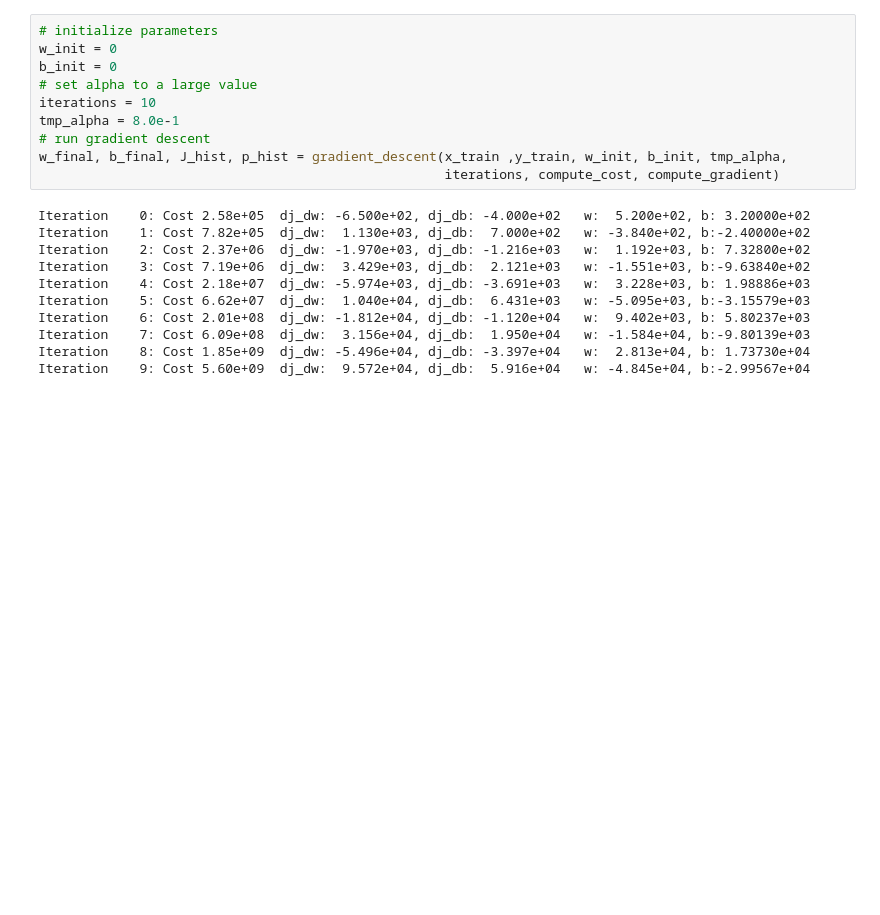
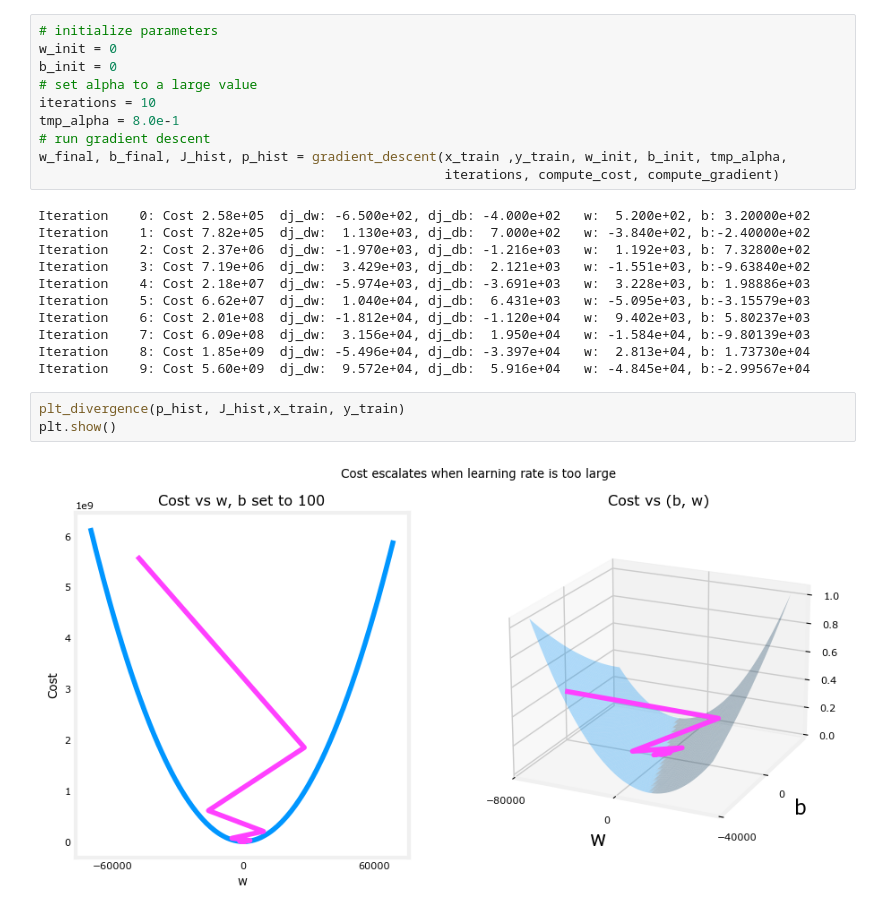
Before and after one commit to emmanuelakinmokun/ml-trailhead, a Jupyter notebook: Phase_2/gradient_descent.ipynb, the cells around one changed output. Drawn from its saved outputs; the diff is of its cells as text; blank space fills up the shorter version.

Commit message:
Final Plot - Learning rate is too large

```diff
--- a/Phase_2/gradient_descent.ipynb
+++ b/Phase_2/gradient_descent.ipynb
@@ -172,3 +172,8 @@ Iteration    6: Cost 2.01e+08  dj_dw: -1.812e+04, dj_db: -1.120e+04   w:  9.402e
 Iteration    7: Cost 6.09e+08  dj_dw:  3.156e+04, dj_db:  1.950e+04   w: -1.584e+04, b:-9.80139e+03
 Iteration    8: Cost 1.85e+09  dj_dw: -5.496e+04, dj_db: -3.397e+04   w:  2.813e+04, b: 1.73730e+04
 Iteration    9: Cost 5.60e+09  dj_dw:  9.572e+04, dj_db:  5.916e+04   w: -4.845e+04, b:-2.99567e+04
+# %%
+plt_divergence(p_hist, J_hist,x_train, y_train)
+plt.show()
+# %% [output]
+[figure, added]
```
